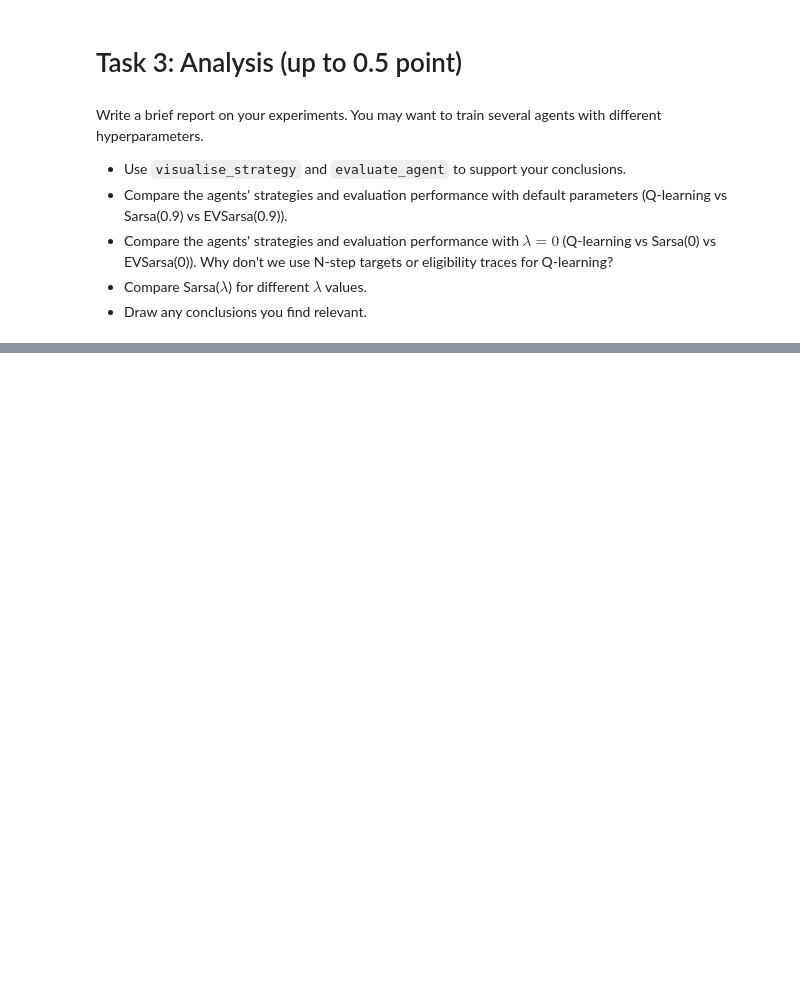
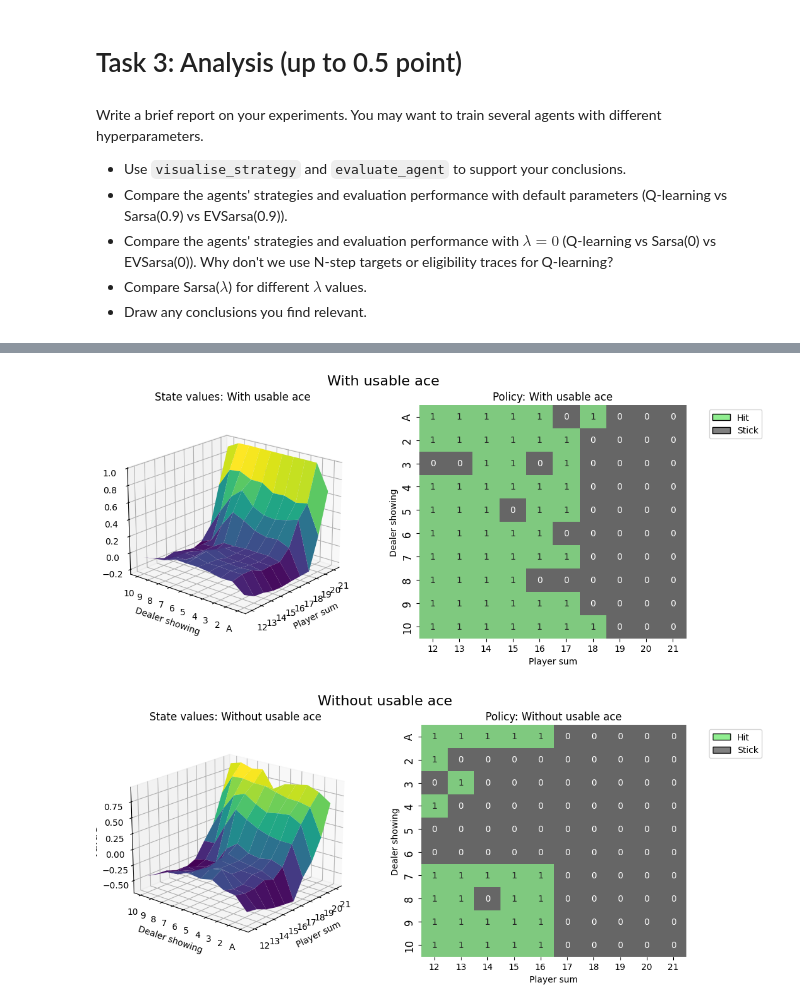
Before and after one commit to sacr1ficerq/hse-rl, a Jupyter notebook: HW2/advanced_tabular_rl.ipynb, the cells around one changed output, grey strips where cells are left out. Drawn from its saved outputs; the diff is of its cells as text; code cells hidden in the pictures; blank space fills up the shorter version.

```diff
--- a/HW2/advanced_tabular_rl.ipynb
+++ b/HW2/advanced_tabular_rl.ipynb
@@ -172,0 +254,5 @@ Write a brief report on your experiments. You may want to train several agents w
+# %%
+visualise_strategy(sarsa_agent)
+# %% [output]
+[figure, added]
+[figure, added]
```
Also changed, not shown: parts of 26 cells of this notebook, 1 other file.
